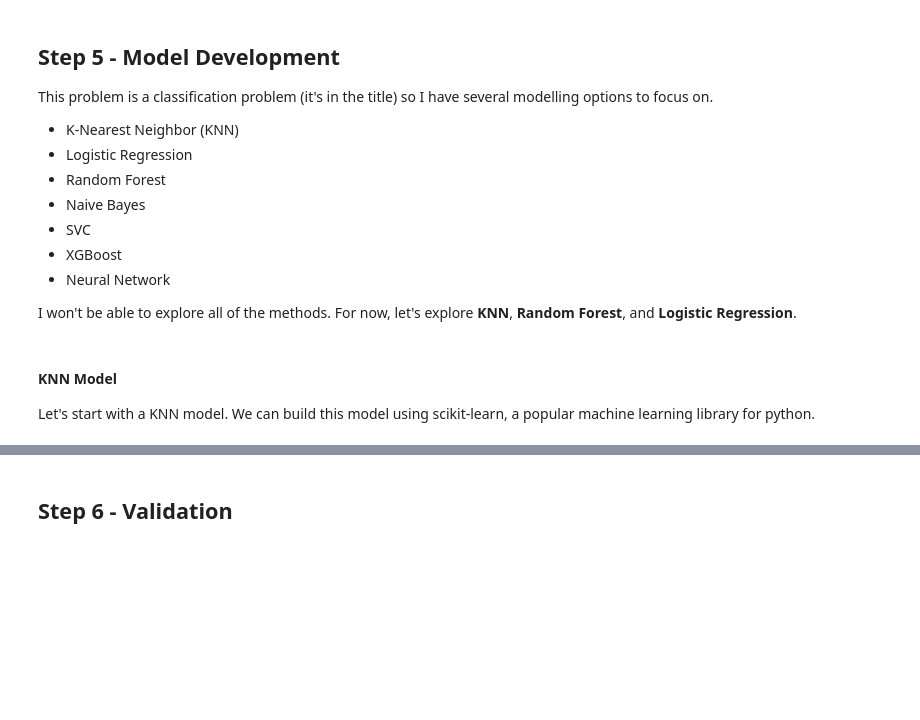
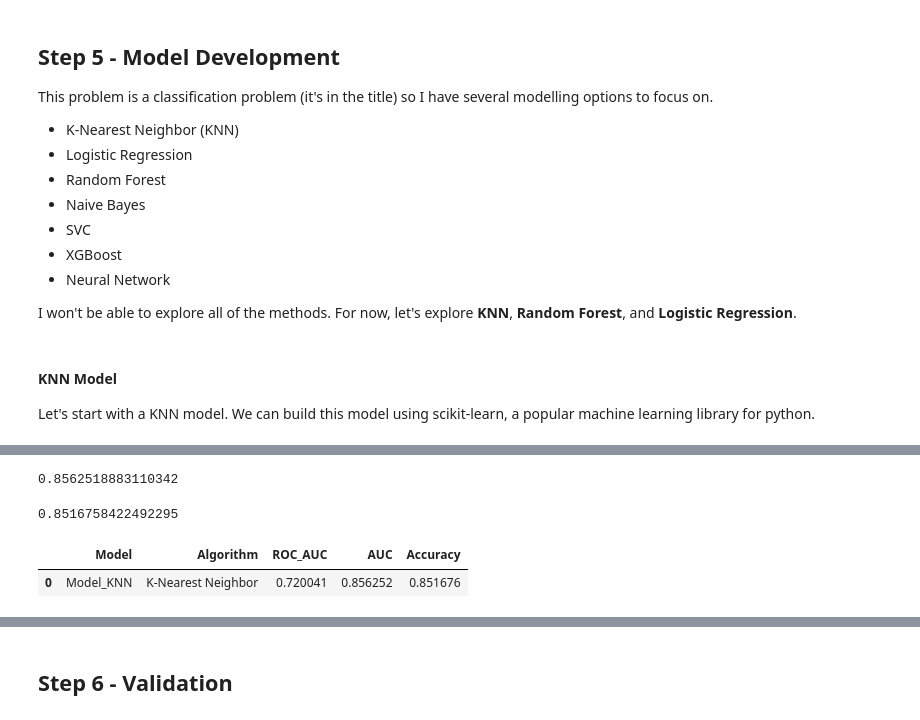
Before and after one commit to G-Emmen/DataScienceProjects, a Jupyter notebook: binary-classification-for-bank-churn-ge-notebook.ipynb, the cells around one changed output, grey strips where cells are left out. Cells and saved outputs as stored; diff of their text form; code cells hidden in the pictures; blank space fills up the shorter version.

```diff
--- a/binary-classification-for-bank-churn-ge-notebook.ipynb
+++ b/binary-classification-for-bank-churn-ge-notebook.ipynb
@@ -376,13 +405,13 @@ X_train,X_test,y_train,y_test = train_test_split(KNN_X_train,KNN_y_train,test_si
 
 Let's start with a KNN model. We can build this model using scikit-learn, a popular machine learning library for python.
 # %%
-neighbor = list(range(1,33,3))
+neighbor = list(range(1,30,1))
 
 cv_score = []
 
 for k in neighbor:
     knn = KNeighborsClassifier(n_neighbors=k)
     score = cross_val_score(knn, X_train, y_train, cv=5, scoring="accuracy")
-
+    cv_score.append(score.mean())
 cv_score
 # %% [output]
@@ -404,14 +454,20 @@ ValueError: Found input variables with inconsistent numbers of samples: [49511,
-# %%
-# Specify the training and test values for RFC
-X_train = df_modelTrainTrim[['CreditScore', 'Geography', 'Gender', 'Age', 'Tenure', 'Balance', 'NumOfProducts', 'HasCrCard', 'IsActiveMember', 'EstimatedSalary']]
-y_train = df_modelTrainTrim['Exited']
-X_test = df_modelTestTrim[['CreditScore', 'Geography', 'Gender', 'Age', 'Tenure', 'Balance', 'NumOfProducts', 'HasCrCard', 'IsActiveMember', 'EstimatedSalary']]
-
-# Build the RFC model
-RFC = RandomForestClassifier(n_estimators=100, random_state=0)
-RFC.fit(X_train, y_train)
-RFC.predict(X_test)
-
-# Calculate and print out the accuracy value
-accuracy = round(RFC.score(X_train,y_train), 4)
-print("Accuracy:", accuracy)
+# %%
+y_pred_proba_knn = knn_model.predict_proba(X_test)[:,1]
+
+fpr_knn, tpr_knn, thresholds = roc_curve(y_test, y_pred_proba_knn)
+auc_knn = auc(fpr_knn, tpr_knn)
+print(auc_knn)
+# %% [output]
+0.8562518883110342
+# %%
+accuracy_knn = accuracy_score(y_test, y_pred_knn)
+print(accuracy_knn)
+# %% [output]
+0.8516758422492295
+# %%
+dict_knn = {'Model':'Model_KNN', 'Algorithm':'K-Nearest Neighbor', 'ROC_AUC':roc_auc_knn, 'AUC':auc_knn, 'Accuracy':accuracy_knn}
+df_results = pd.DataFrame([dict_knn])
+df_results
+# %% [output]
+|  | Model | Algorithm | ROC_AUC | AUC | Accuracy |
+| 0 | Model_KNN | K-Nearest Neighbor | 0.720041 | 0.856252 | 0.851676 |
```
Also changed, not shown: parts of 21 cells of this notebook.
